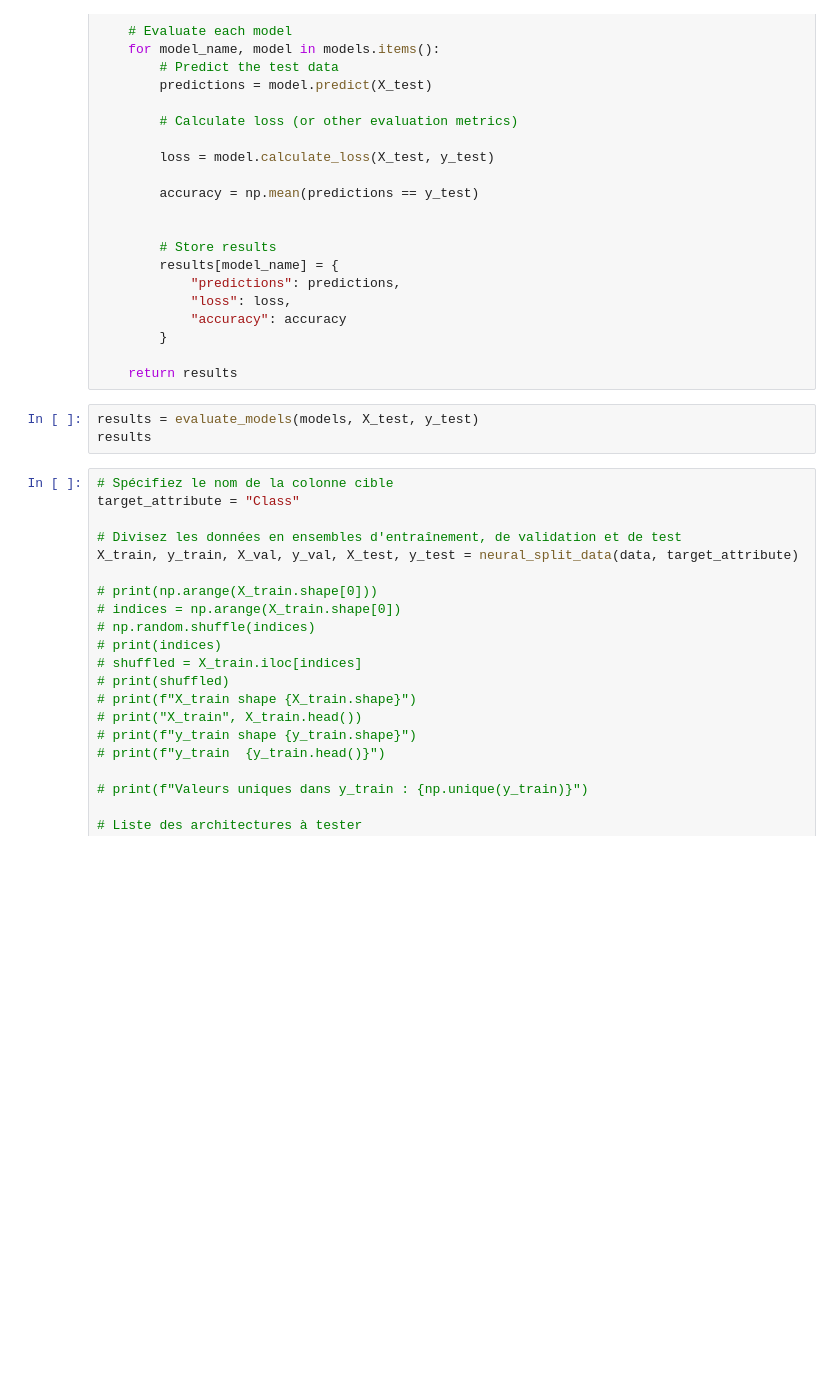
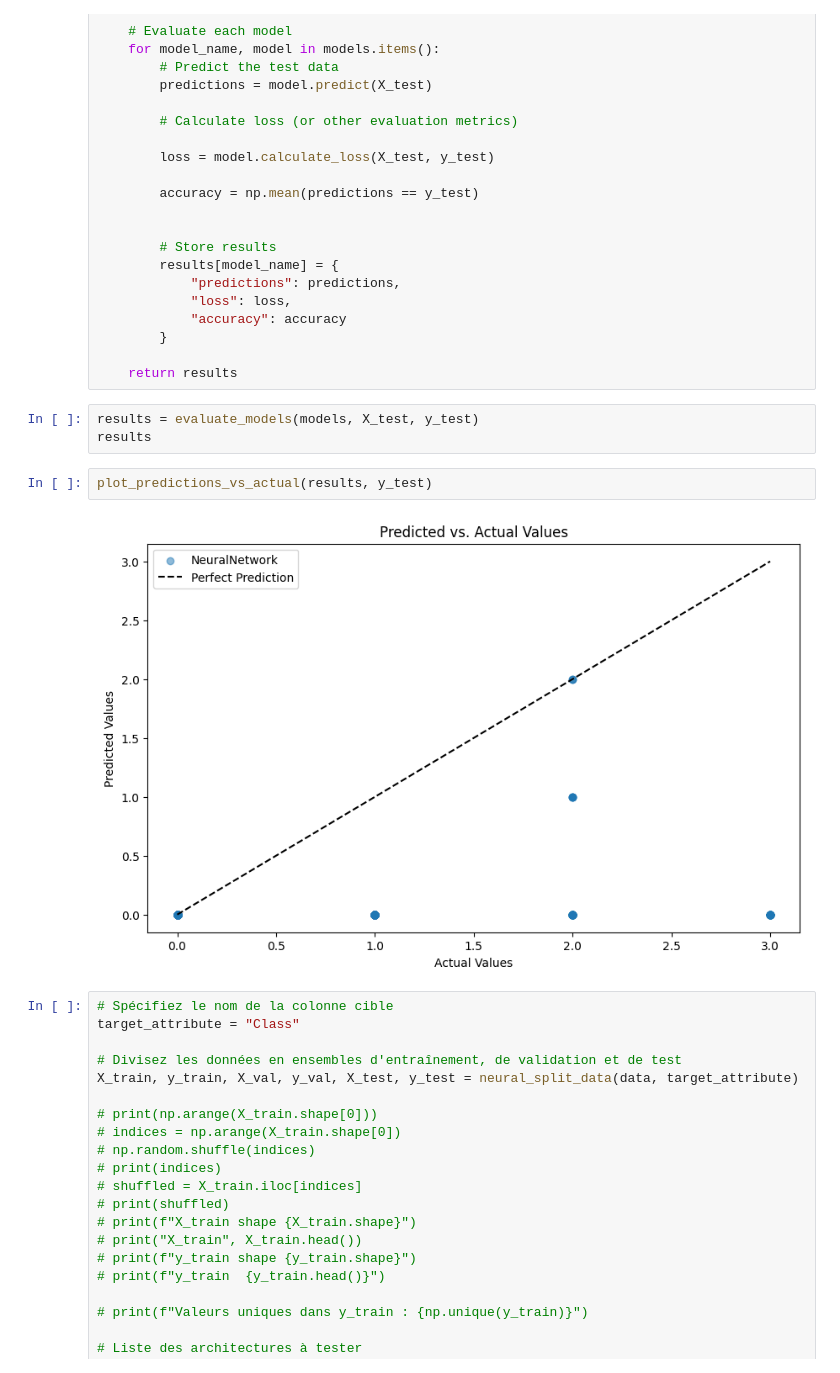
Before and after one commit to FellahAbdel/ai-model-projct, a Jupyter notebook: projet.ipynb, the cells around one changed output. Saved outputs shown, nothing was run; the diff lists cells and outputs as text; blank space fills up the shorter version.

```diff
--- a/projet.ipynb
+++ b/projet.ipynb
@@ -1053,6 +1351,10 @@ def evaluate_models(models, X_test, y_test):
 # %%
 results = evaluate_models(models, X_test, y_test)
 results
+# %%
+plot_predictions_vs_actual(results, y_test)
+# %% [output]
+[figure, added]
 # %%
 # Spécifiez le nom de la colonne cible
 target_attribute = "Class"
```
Also changed, not shown: parts of 22 cells of this notebook.
